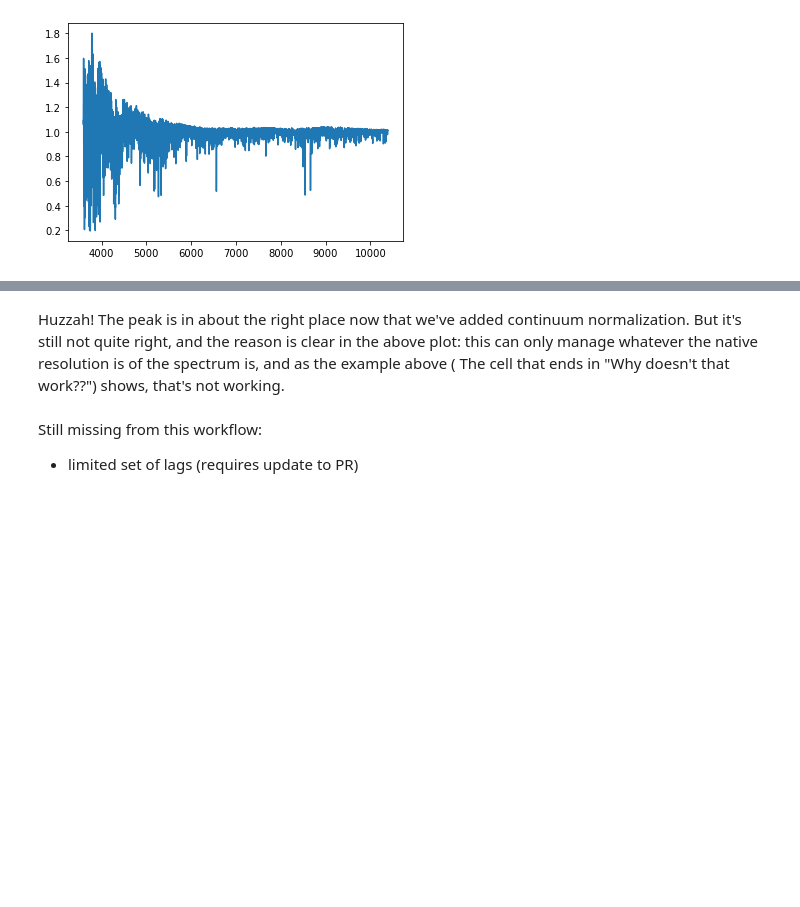
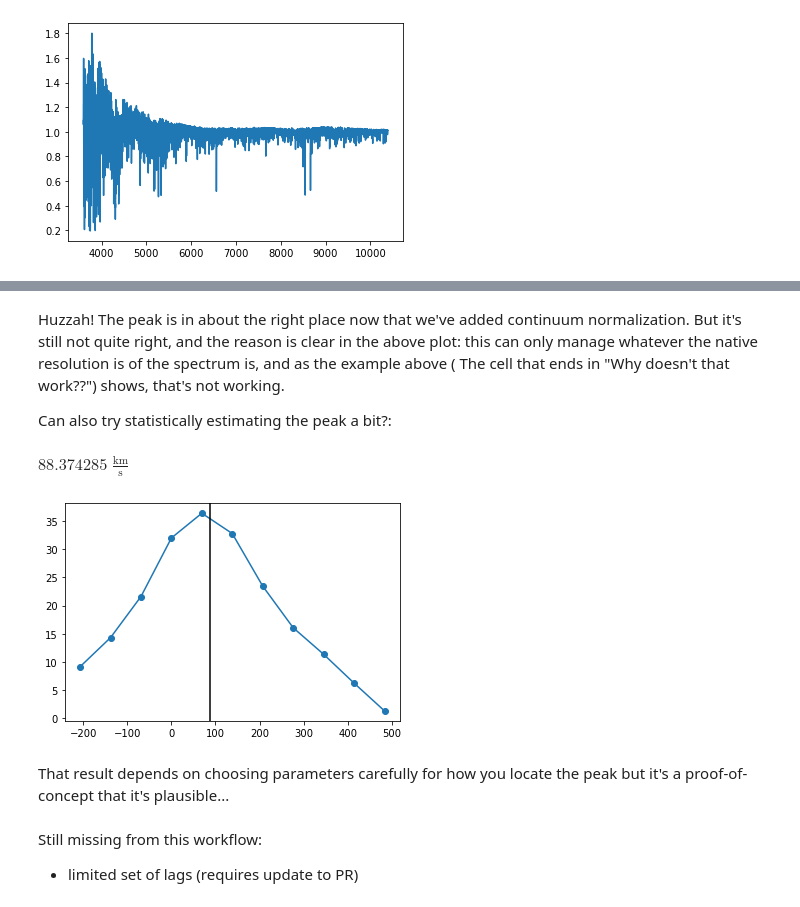
Before and after one commit to eteq/specutils, a Jupyter notebook: docs/Stellar cross-correlation.ipynb, the cells around one changed output, grey strips where cells are left out. Drawn from its saved outputs; the diff is of its cells as text; code cells hidden in the pictures; blank space fills up the shorter version.

Commit message:
add peak-finding

```diff
--- a/docs/Stellar cross-correlation.ipynb
+++ b/docs/Stellar cross-correlation.ipynb
@@ -224,6 +226,23 @@ lags[np.argmax(corr)], brightspec.radial_velocity
 [figure]
 # %% [markdown]
 Huzzah!  The peak is in about the right place now that we've added continuum normalization.  But it's still not quite right, and the reason is clear in the above plot: this can only manage whatever the native resolution is of the spectrum is, and as the example above ( The cell that ends in "Why doesn't that work??") shows, that's not working.
+
+Can also try statistically estimating the peak a bit?:
+# %%
+peak_msk = (-250*u.km/u.s<lags)&(lags<500*u.km/u.s)
+
+corrlags = lags[peak_msk]
+corrpeak = corr[peak_msk]-4600
+
+plt.plot(corrlags, corrpeak, 'o-')
+centroid_corr = np.sum(corrlags*corrpeak/np.sum(corrpeak))
+plt.axvline(centroid_corr.value, c='k')
+centroid_corr
+# %% [output]
+$88.374285 \; \mathrm{\frac{km}{s}}$
+[figure, added]
+# %% [markdown]
+That result depends on choosing parameters carefully for how you locate the peak but it's a proof-of-concept that it's plausible...
 # %% [markdown]
 Still missing from this workflow:
 
```
Also changed, not shown: parts of 1 cell of this notebook.
